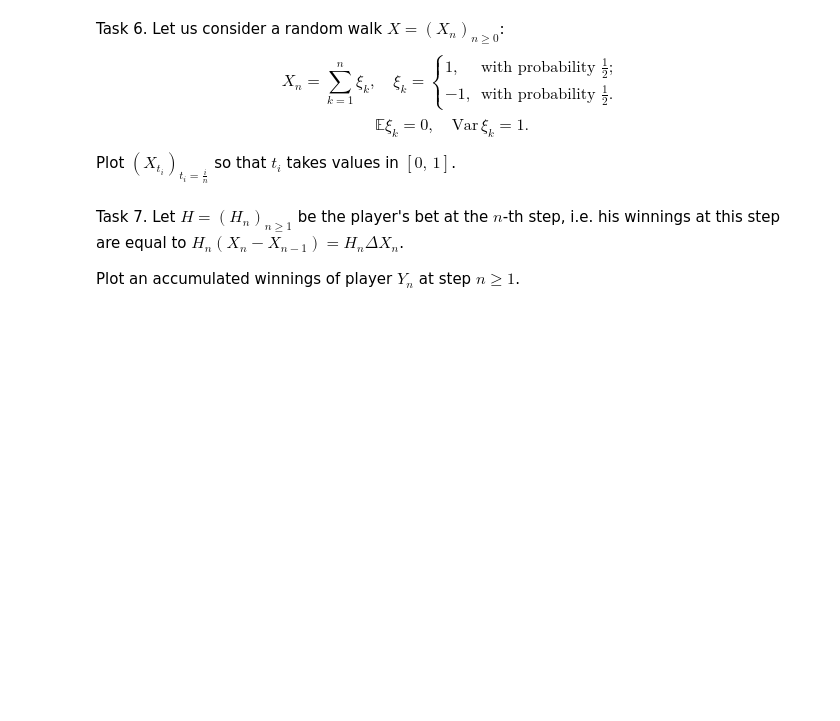
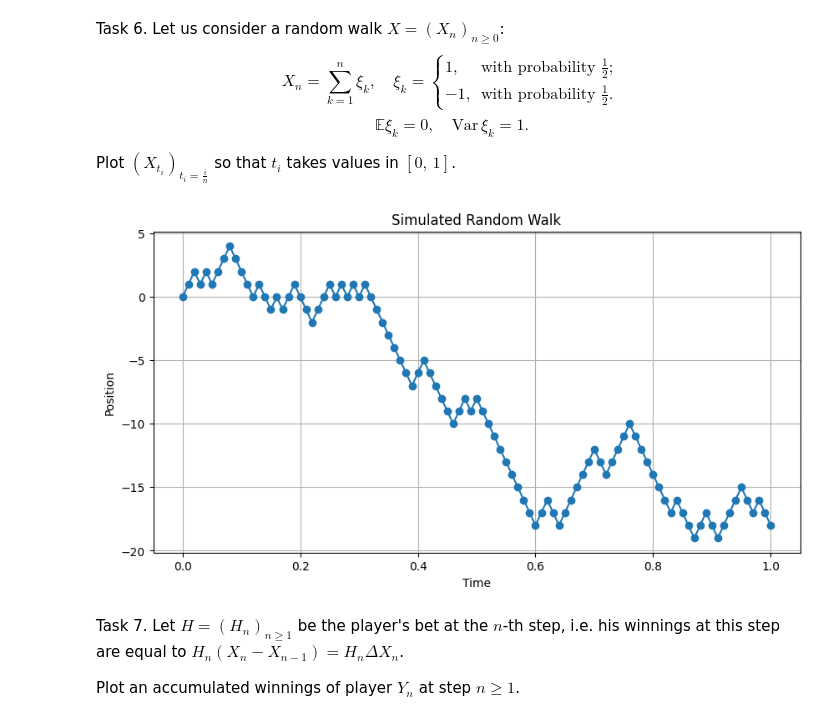
Before and after one commit to ShSonicX/SSP, a Jupyter notebook: lab1_SSP.ipynb, the cells around one changed output. Saved outputs shown, nothing was run; the diff lists cells and outputs as text; code cells hidden in the pictures; blank space fills up the shorter version.

```diff
--- a/lab1_SSP.ipynb
+++ b/lab1_SSP.ipynb
@@ -168,10 +168,36 @@ $$
 $$
 
 Plot $(X_{t_i})_{t_i = \frac{i}{n}}$ so that $t_i$ takes values in $[0,\, 1]$.
-# %%
-def RandomWalk(p, N):
-# your code
-    return t_data, w_data
+# %%
+def RandomWalk(p, N):
+
+    p = [0.5, 0.5]
+
+    # Генерация случайных шагов
+    steps_array = np.random.choice([-1, 1], size = N, p = p)
+
+    # Накопление шагов для получения случайного блуждания
+    walk_path = np.concatenate(([0], np.cumsum(steps_array)))
+
+    # Создание временной шкалы
+    time_points = np.linspace(0, 1, N + 1)
+
+    # Возвращаем данные для построения
+    return time_points, walk_path
+
+# Получаем данные от функции
+t_data, w_data = RandomWalk([0.49, 0.51], 100)
+
+# Построение графика вынесено за пределы функции
+plt.figure(figsize=(10, 5))
+plt.plot(t_data, w_data, marker='o', linestyle='-')
+plt.title('Simulated Random Walk')
+plt.xlabel('Time')
+plt.ylabel('Position')
+plt.grid(True)
+plt.show()
+# %% [output]
+[figure, added]
 # %% [markdown]
 Task 7. Let $H = (H_n)_{n \geq 1}$ be the player's bet at the $n$-th step, i.e. his winnings at this step are equal to $H_n (X_n - X_{n-1}) = H_n \Delta X_n$.
 
```
Also changed, not shown: parts of 2 cells of this notebook.
